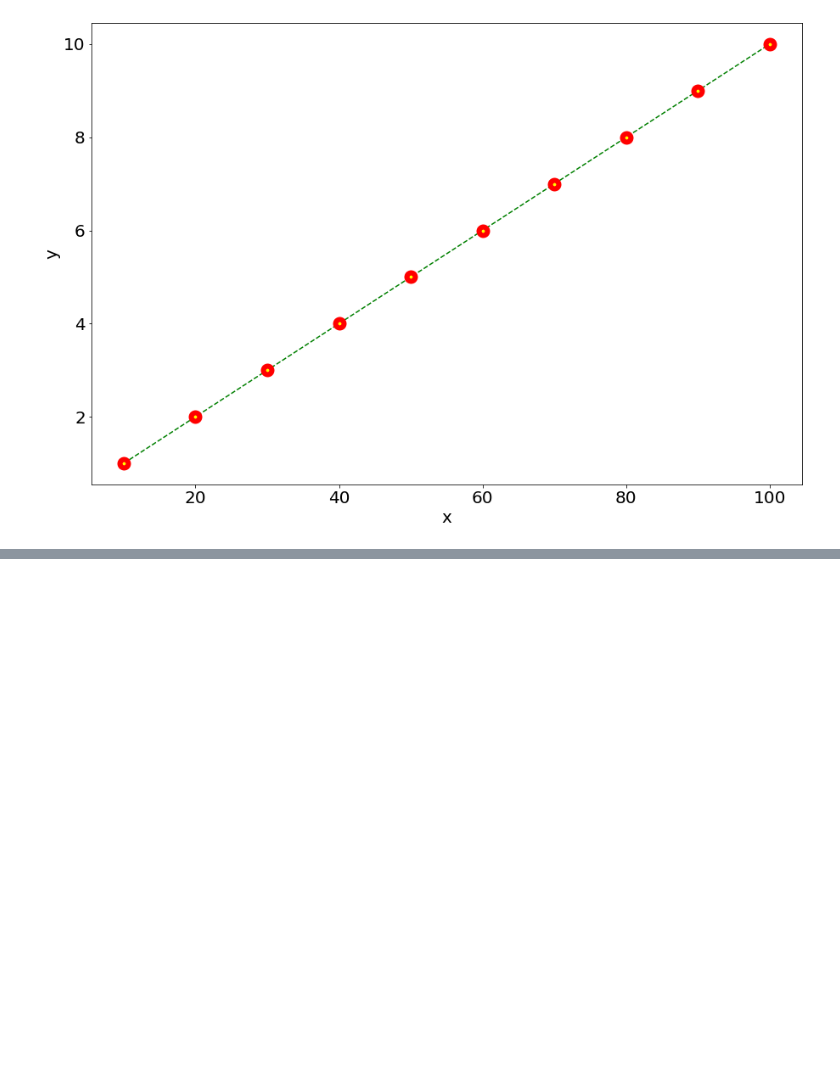
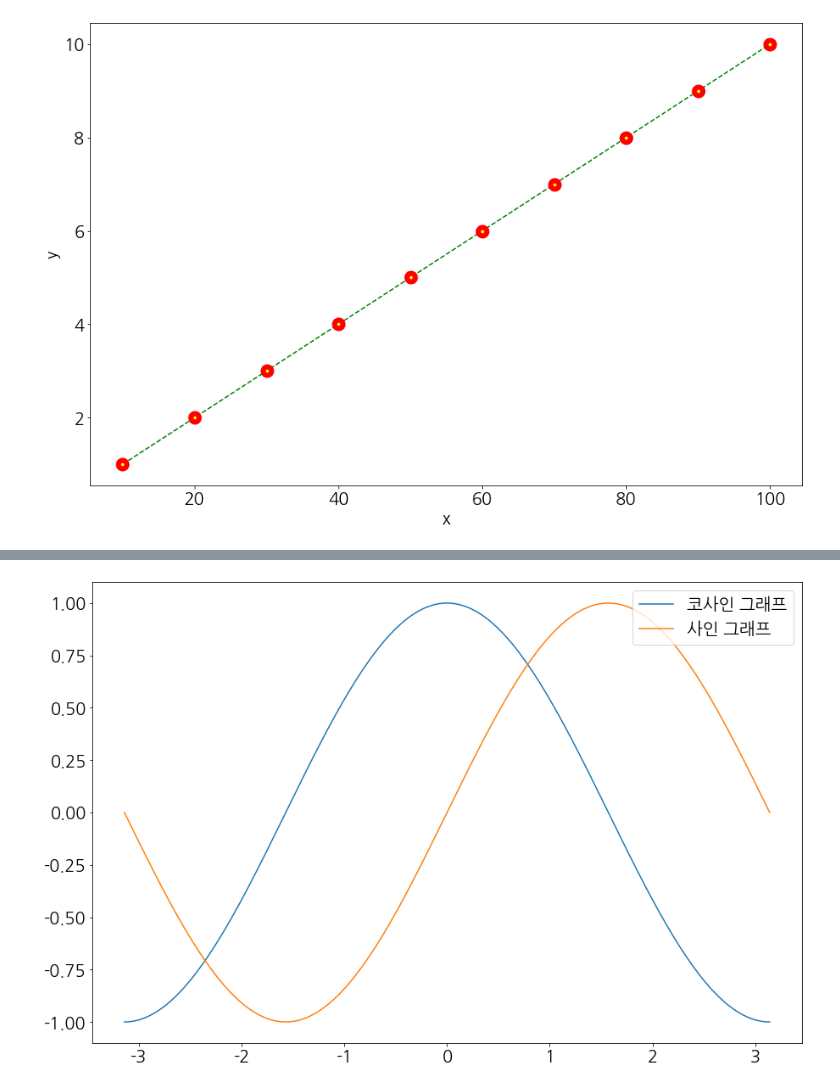
Before and after one commit to KINGSANGWOON/big-data-analytics.matplotilb, a Jupyter notebook: matplotlib(1).ipynb, the cells around one changed output, grey strips where cells are left out. Saved outputs shown, nothing was run; the diff lists cells and outputs as text; code cells hidden in the pictures; blank space fills up the shorter version.

```diff
--- a/matplotlib(1).ipynb
+++ b/matplotlib(1).ipynb
@@ -226,0 +236,20 @@ plt.show()
+# %%
+#범례
+#여러개의 그래프를 동시에 그린 경우에,범례를 추가하면 좋다
+#plt.plot(label='범례에 표시될 이름')
+#plt.legend(loc='범례위치')
+
+# loc : best , upper right , upper left , lower left , lower right , right , center right, lower center,upper center,center
+
+
+x = np.linspace(-np.pi,np.pi,200) # -3.14159265 ~ 3.14159265 사이에서 100개의 등간격을 나타내준다
+y1,y2 = np.cos(x), np.sin(x)
+
+
+plt.figure(figsize=(15,10))
+plt.plot(x,y1,label='코사인 그래프')
+plt.plot(x,y2,label='사인 그래프')
+plt.legend(loc='upper right')
+plt.show()
+# %% [output]
+[figure, added]
```
Also changed, not shown: parts of 14 cells of this notebook.
